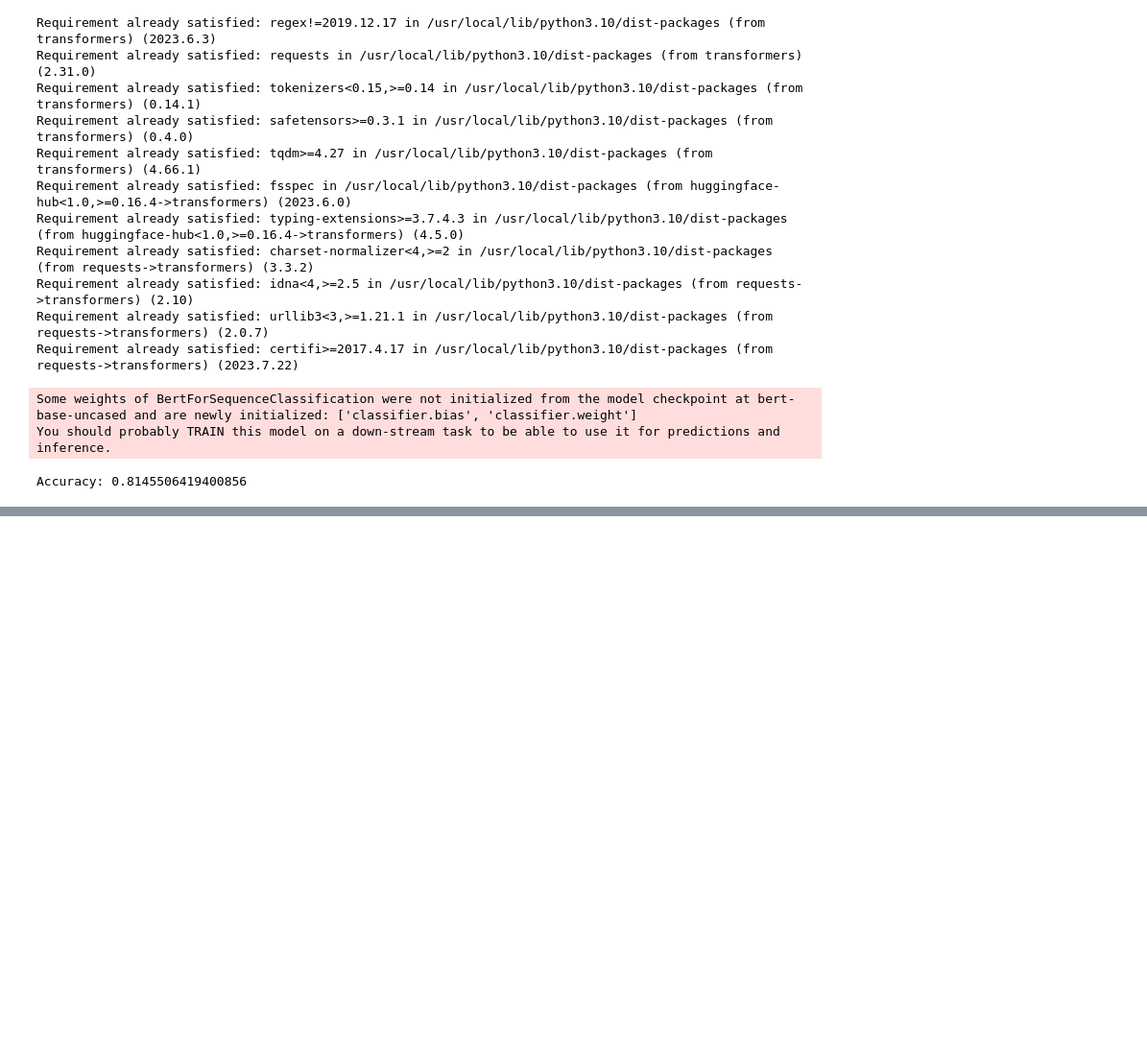
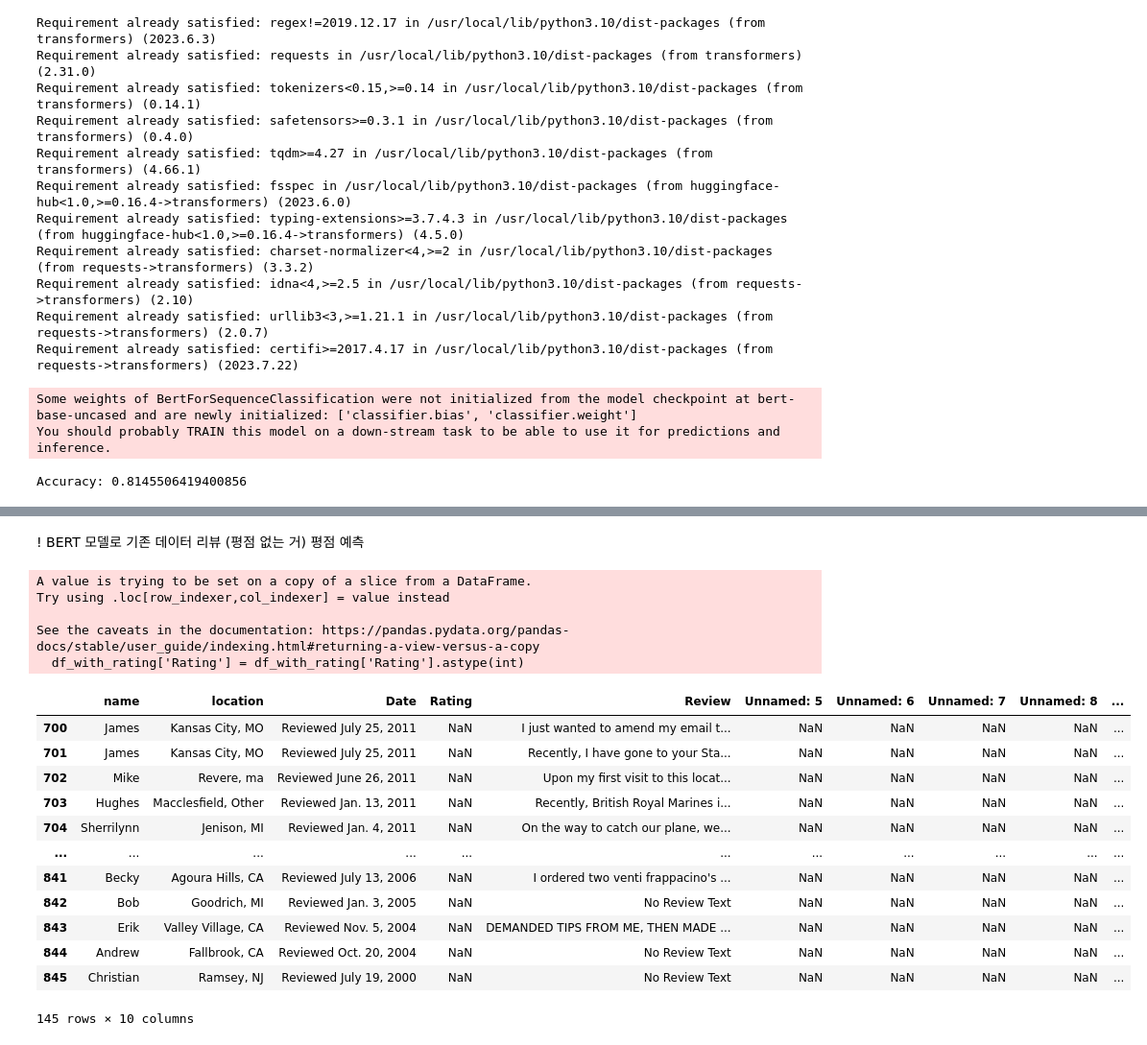
Before and after one commit to rich-hyun/Kuggle_9th_team_SAMTARBUCKS, a Jupyter notebook: 분류_프로젝트.ipynb, the cells around one changed output, grey strips where cells are left out. Shown at 96% size. Saved outputs shown, nothing was run; the diff lists cells and outputs as text; code cells hidden in the pictures; blank space fills up the shorter version.

```diff
--- a/분류_프로젝트.ipynb
+++ b/분류_프로젝트.ipynb
@@ -780,0 +839,44 @@ Accuracy: 0.8145506419400856
+# %% [markdown]
+! BERT 모델로 기존 데이터 리뷰 (평점 없는 거) 평점 예측
+# %%
+# 데이터 로딩
+df = pd.read_csv('https://raw.githubusercontent.com/rich-hyun/Kuggle_9th_team_/main/reviews_data.csv', encoding='utf-8')
+
+# Rating과 Review가 모두 NaN이 아닌 데이터를 제외하고, Rating만 NaN인 데이터를 필터링합니다.
+df_no_rating = df[df['Rating'].isna() & df['Review'].notna()]
+
+# 'Rating'이 NaN이 아닌 데이터로 모델을 훈련시킬 데이터셋을 준비합니다.
+df_with_rating = df.dropna(subset=['Rating'])
+
+# Rating을 정수형으로 변환합니다.
+df_with_rating['Rating'] = df_with_rating['Rating'].astype(int)
+
+# 리뷰 텍스트를 기반으로 TF-IDF 벡터화를 수행합니다.
+tfidf = TfidfVectorizer()
+X_with_rating = tfidf.fit_transform(df_with_rating['Review'])
+
+# 레이블 인코딩을 수행합니다.
+le = LabelEncoder()
+y_with_rating = le.fit_transform(df_with_rating['Rating'])
+# %% [output]
+A value is trying to be set on a copy of a slice from a DataFrame.
+Try using .loc[row_indexer,col_indexer] = value instead
+
+See the caveats in the documentation: https://pandas.pydata.org/pandas-docs/stable/user_guide/indexing.html#returning-a-view-versus-a-copy
+  df_with_rating['Rating'] = df_with_rating['Rating'].astype(int)
+# %%
+df_no_rating
+# %% [output]
+|  | name | location | Date | Rating | Review | Unnamed: 5 | Unnamed: 6 | Unnamed: 7 | Unnamed: 8 | ... |
+| 700 | James | Kansas City, MO | Reviewed July 25, 2011 | NaN | I just wanted to amend my email t... | NaN | NaN | NaN | NaN | ... |
+| 701 | James | Kansas City, MO | Reviewed July 25, 2011 | NaN | Recently, I have gone to your Sta... | NaN | NaN | NaN | NaN | ... |
+| 702 | Mike | Revere, ma | Reviewed June 26, 2011 | NaN | Upon my first visit to this locat... | NaN | NaN | NaN | NaN | ... |
+| 703 | Hughes | Macclesfield, Other | Reviewed Jan. 13, 2011 | NaN | Recently, British Royal Marines i... | NaN | NaN | NaN | NaN | ... |
+| 704 | Sherrilynn | Jenison, MI | Reviewed Jan. 4, 2011 | NaN | On the way to catch our plane, we... | NaN | NaN | NaN | NaN | ... |
+| ... | ... | ... | ... | ... | ... | ... | ... | ... | ... | ... |
+| 841 | Becky | Agoura Hills, CA | Reviewed July 13, 2006 | NaN | I ordered two venti frappacino's ... | NaN | NaN | NaN | NaN | ... |
+| 842 | Bob | Goodrich, MI | Reviewed Jan. 3, 2005 | NaN | No Review Text | NaN | NaN | NaN | NaN | ... |
+| 843 | Erik | Valley Village, CA | Reviewed Nov. 5, 2004 | NaN | DEMANDED TIPS FROM ME, THEN MADE ... | NaN | NaN | NaN | NaN | ... |
+| 844 | Andrew | Fallbrook, CA | Reviewed Oct. 20, 2004 | NaN | No Review Text | NaN | NaN | NaN | NaN | ... |
+| 845 | Christian | Ramsey, NJ | Reviewed July 19, 2000 | NaN | No Review Text | NaN | NaN | NaN | NaN | ... |
+145 rows × 10 columns
```
Also changed, not shown: parts of 19 cells of this notebook.
